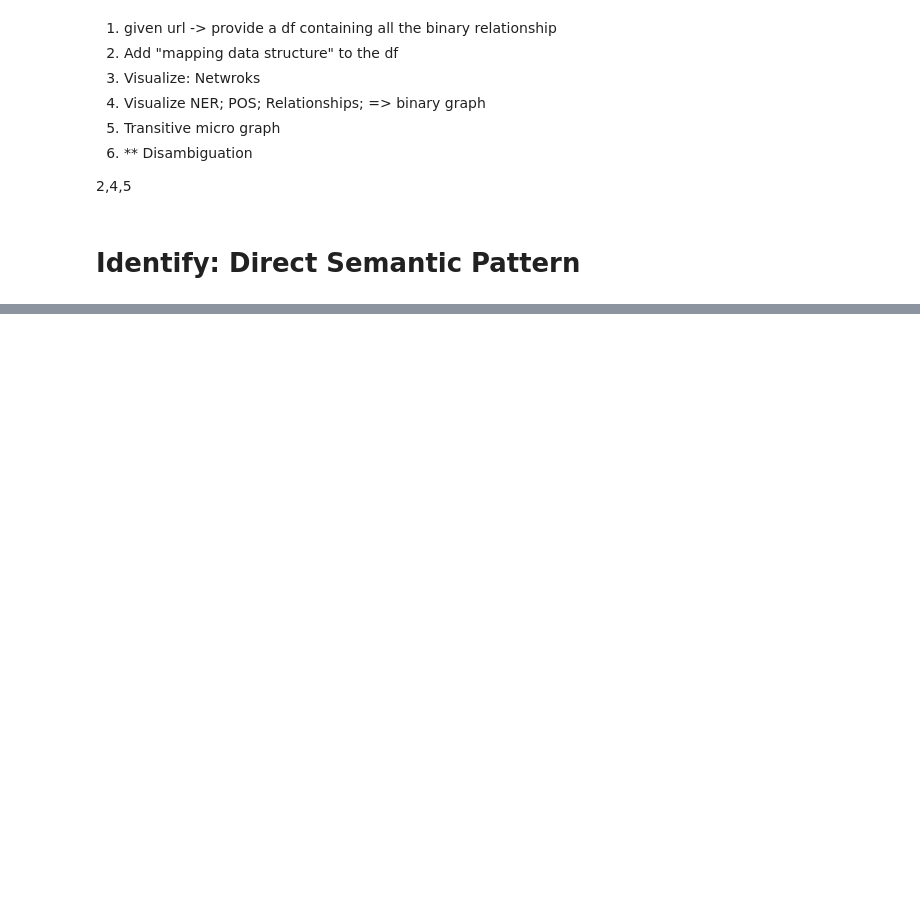
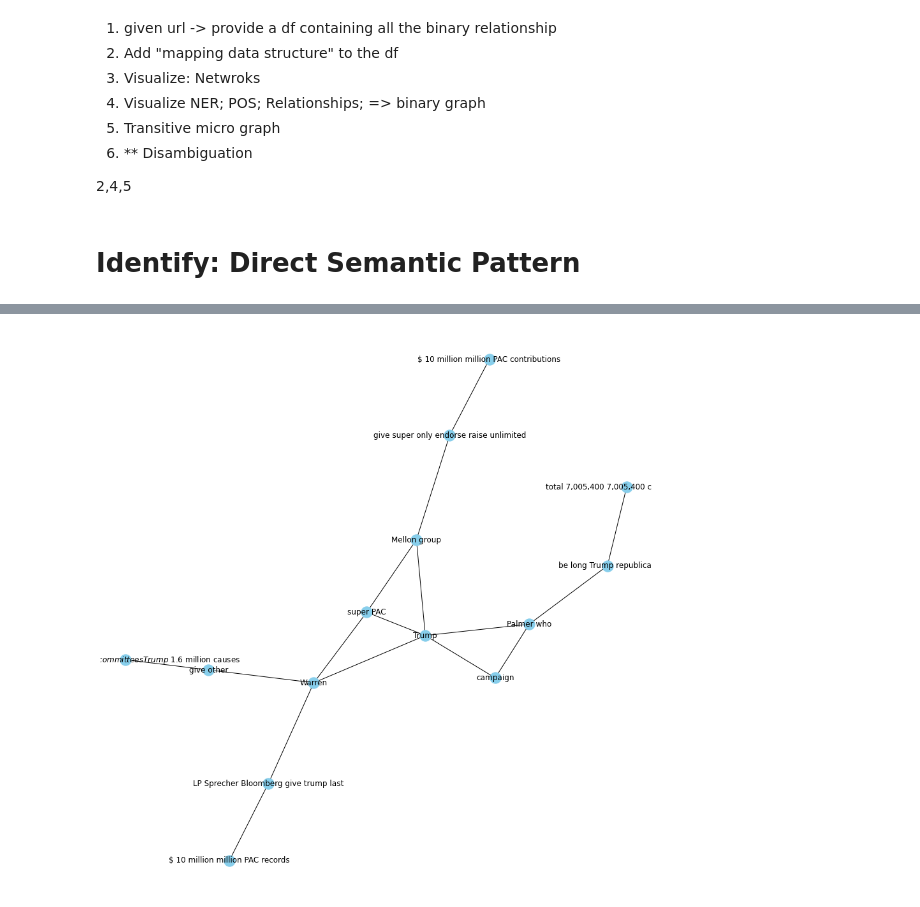
Before and after one commit to s-c-soma/deep_context_graph, a Jupyter notebook: code/StatementChecker_KnowledgeGraph_SemanticRelation.ipynb, the cells around one changed output, grey strips where cells are left out. Saved outputs shown, nothing was run; the diff lists cells and outputs as text; code cells hidden in the pictures; blank space fills up the shorter version.

```diff
--- a/code/StatementChecker_KnowledgeGraph_SemanticRelation.ipynb
+++ b/code/StatementChecker_KnowledgeGraph_SemanticRelation.ipynb
@@ -1701,0 +2194,15 @@ Mr. Mellon gave 10 to President Trump
+# %%
+#connector node (donor -> Trump->type)
+triples.append(('Palmer who',
+  'campaign',
+  'Trump'))
+# %%
+for triple in triples:
+  if triple[0] == 'Palmer who':
+    #print(triple)
+    triples_save.append(triple)
+# %%
+#deps = ["compound", "prep", "conj", "mod"]
+printGraph(triples_save)
+# %% [output]
+[figure, added]
```
Also changed, not shown: parts of 58 cells of this notebook.
